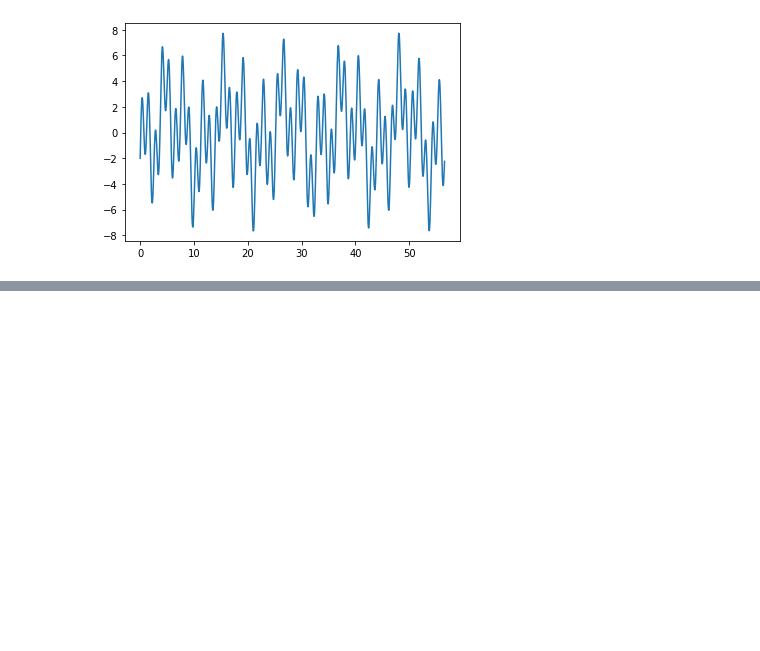
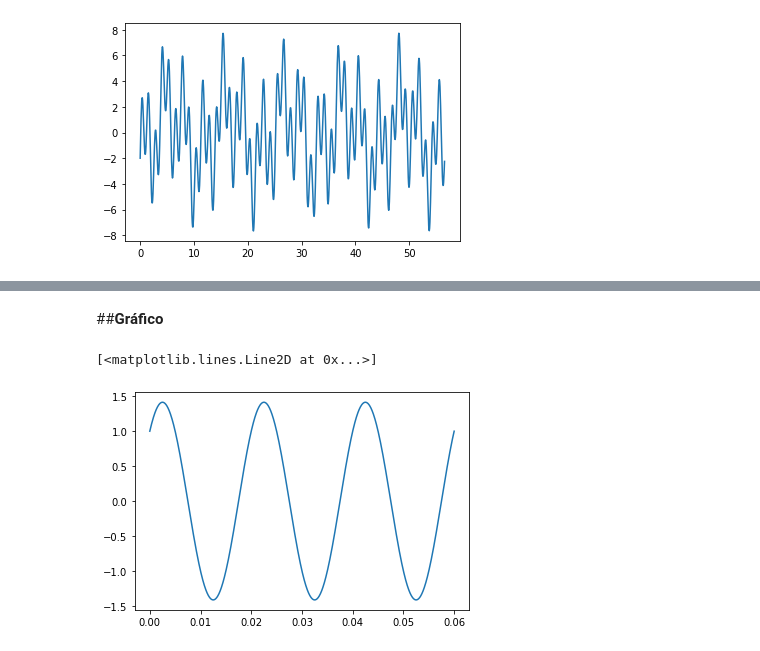
Before and after one commit to jmorand1/Se-ales, a Jupyter notebook: Taller1.ipynb, the cells around one changed output, grey strips where cells are left out. Saved outputs shown, nothing was run; the diff lists cells and outputs as text; code cells hidden in the pictures; blank space fills up the shorter version.

```diff
--- a/Taller1.ipynb
+++ b/Taller1.ipynb
@@ -197,0 +309,14 @@ $T_1 = \frac{\pi}{2}; T_2 = \frac{\pi}{25}; T_3 = \frac{\pi}{5}$
+# %% [markdown]
+##**Gráfico**
+# %%
+w = 100*np.pi
+f = w/(2*np.pi)
+To = 1/f
+A = 1
+B = 1
+t = np.linspace(0,3*To,1000)
+x = A*np.cos(w*t)+B*np.sin(w*t)
+plt.plot(t,x)
+# %% [output]
+[<matplotlib.lines.Line2D at 0x...>]
+[figure, added]
```
Also changed, not shown: parts of 22 cells of this notebook.
